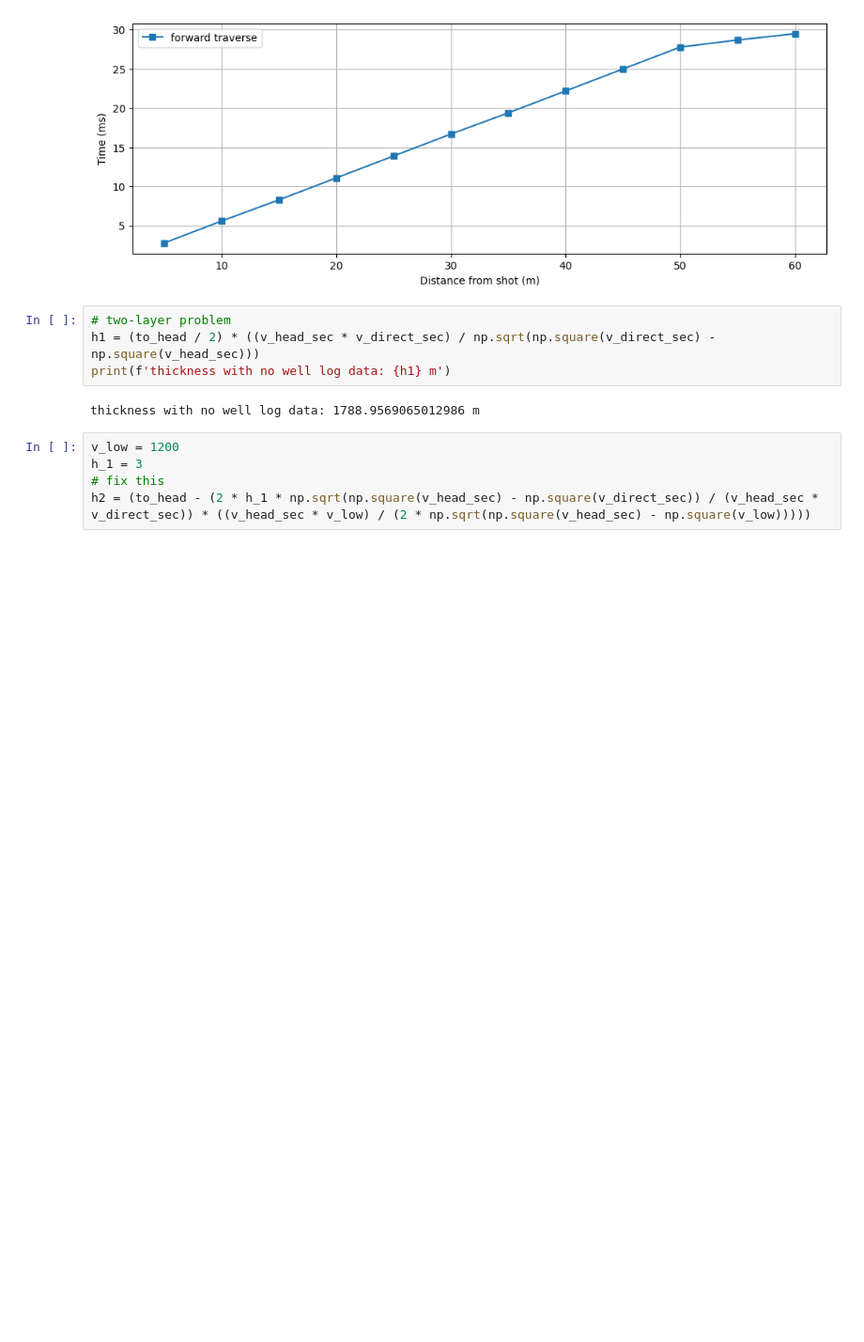
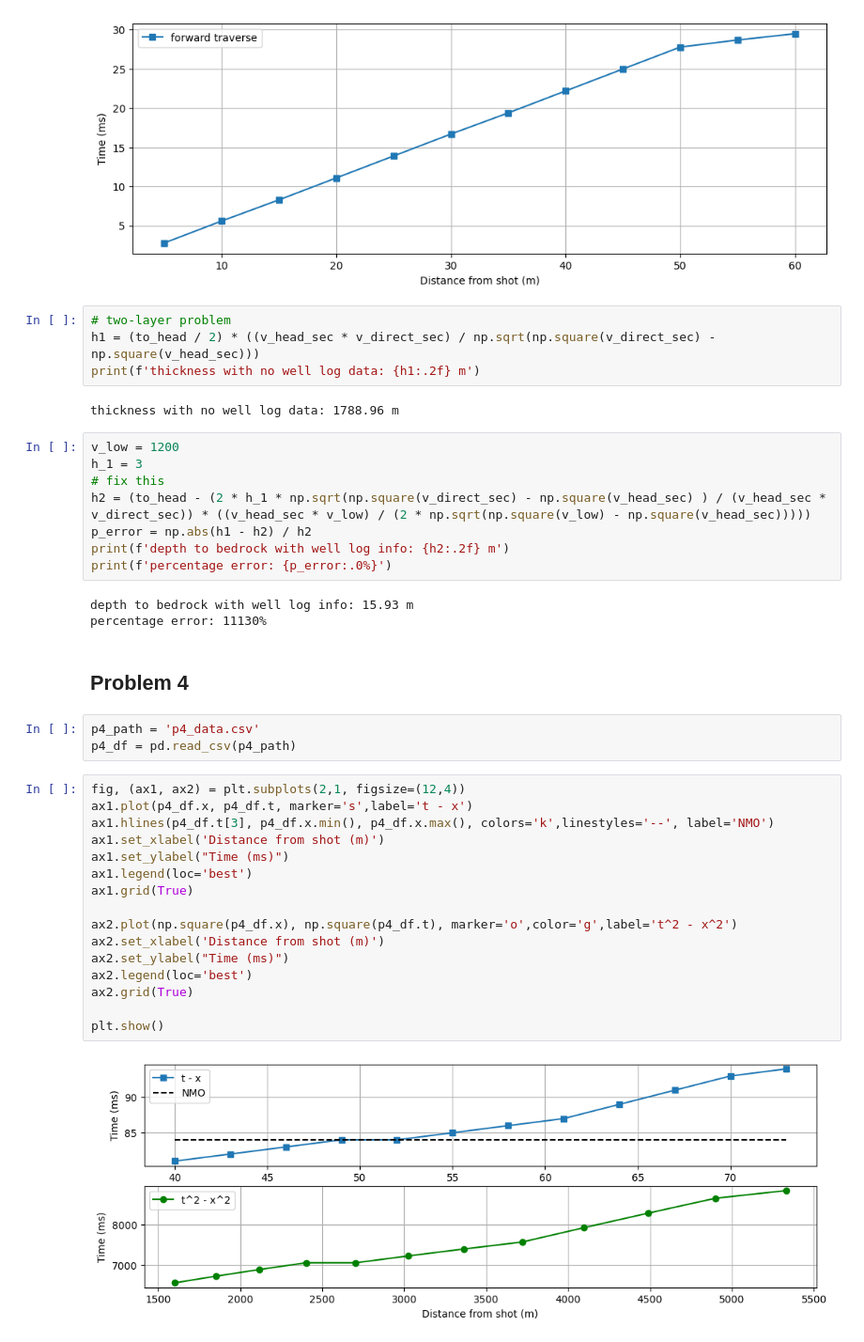
Before and after one commit to rjost1/GEOPH597, a Jupyter notebook: homework4.ipynb, the cells around one changed output. Shown at 94% size. Saved outputs shown, nothing was run; the diff lists cells and outputs as text; blank space fills up the shorter version.

```diff
--- a/homework4.ipynb
+++ b/homework4.ipynb
@@ -107,11 +107,40 @@ plt.show()
 # %%
 # two-layer problem
 h1 = (to_head / 2) * ((v_head_sec * v_direct_sec) / np.sqrt(np.square(v_direct_sec) - np.square(v_head_sec)))
-print(f'thickness with no well log data: {h1} m')
+print(f'thickness with no well log data: {h1:.2f} m')
 # %% [output]
-thickness with no well log data: 1788.9569065012986 m
+thickness with no well log data: 1788.96 m
 # %%
 v_low = 1200
 h_1 = 3
 # fix this
-h2 = (to_head - (2 * h_1 * np.sqrt(np.square(v_head_sec) - np.square(v_direct_sec)) / (v_head_sec * v_direct_sec)) * ((v_head_sec * v_low) / (2 * np.sqrt(np.square(v_head_sec) - np.square(v_low)))))
+h2 = (to_head - (2 * h_1 * np.sqrt(np.square(v_direct_sec) - np.square(v_head_sec) ) / (v_head_sec * v_direct_sec)) * ((v_head_sec * v_low) / (2 * np.sqrt(np.square(v_low) - np.square(v_head_sec)))))
+p_error = np.abs(h1 - h2) / h2
+print(f'depth to bedrock with well log info: {h2:.2f} m')
+print(f'percentage error: {p_error:.0%}')
+# %% [output]
+depth to bedrock with well log info: 15.93 m
+percentage error: 11130%
+# %% [markdown]
+## Problem 4
+# %%
+p4_path = 'p4_data.csv'
+p4_df = pd.read_csv(p4_path)
+# %%
+fig, (ax1, ax2) = plt.subplots(2,1, figsize=(12,4))
+ax1.plot(p4_df.x, p4_df.t, marker='s',label='t - x')
+ax1.hlines(p4_df.t[3], p4_df.x.min(), p4_df.x.max(), colors='k',linestyles='--', label='NMO')
+ax1.set_xlabel('Distance from shot (m)')
+ax1.set_ylabel("Time (ms)")
+ax1.legend(loc='best')
+ax1.grid(True)
+
+ax2.plot(np.square(p4_df.x), np.square(p4_df.t), marker='o',color='g',label='t^2 - x^2')
+ax2.set_xlabel('Distance from shot (m)')
+ax2.set_ylabel("Time (ms)")
+ax2.legend(loc='best')
+ax2.grid(True)
+
+plt.show()
+# %% [output]
+[figure, added]
```
Also changed, not shown: parts of 15 cells of this notebook.
